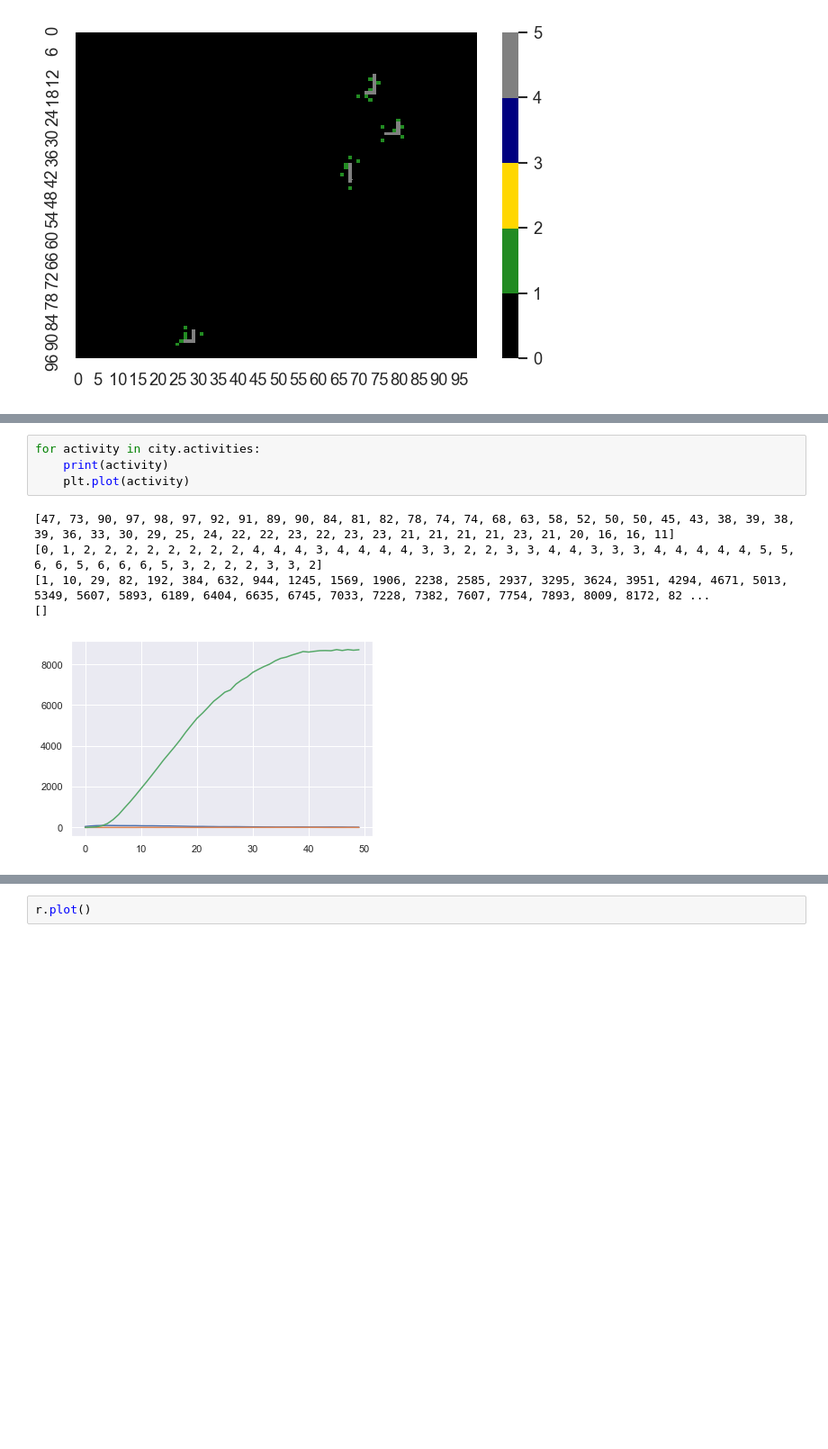
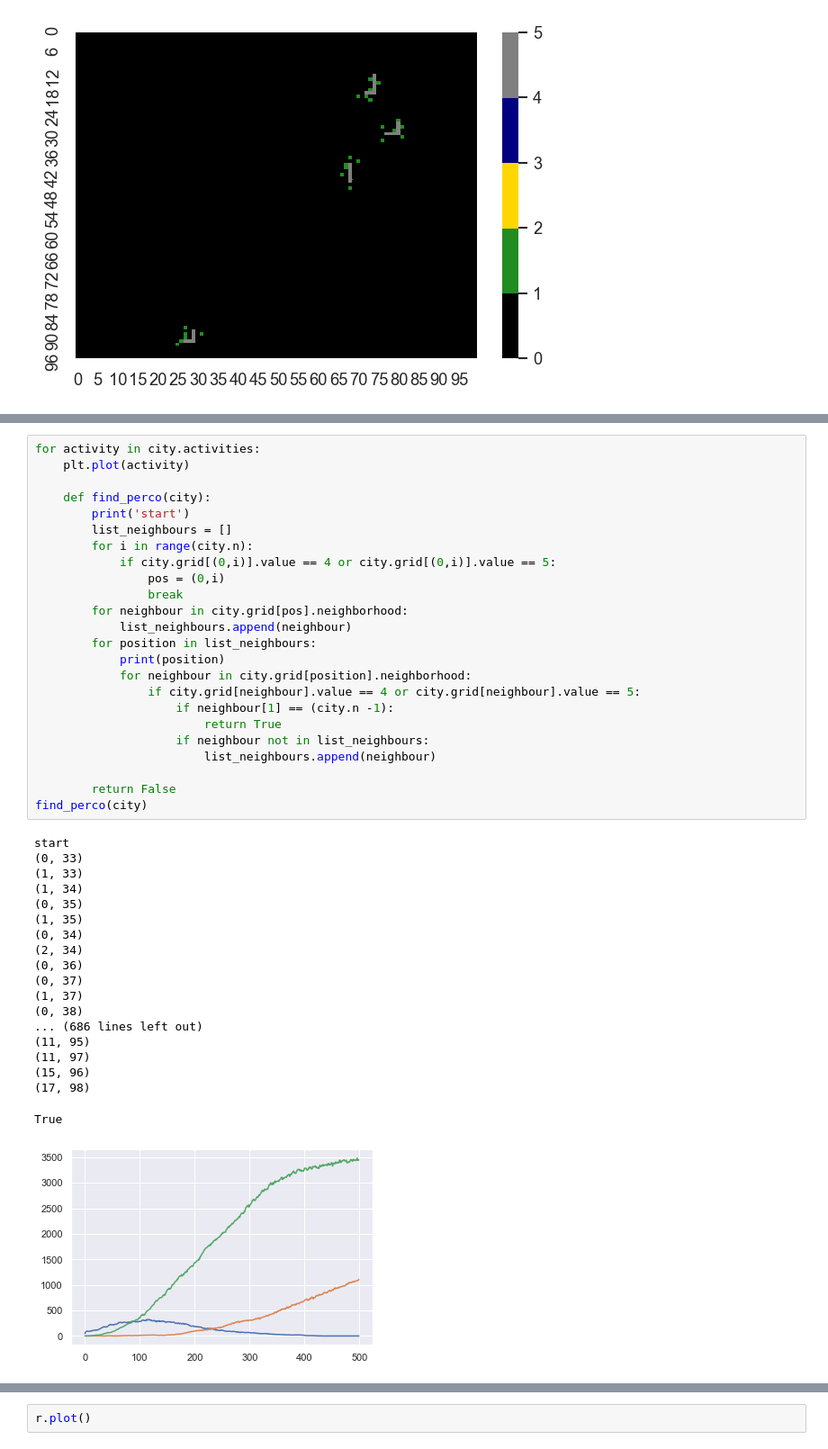
Before and after one commit to RoelvdBurght/complex-systems, a Jupyter notebook: simulate_city.ipynb, the cells around one changed output, grey strips where cells are left out. Shown at 90% size. Drawn from its saved outputs; the diff is of its cells as text; blank space fills up the shorter version.

Commit message:
Added my code and started with some cleaning

```diff
--- a/simulate_city.ipynb
+++ b/simulate_city.ipynb
@@ -39,13 +39,47 @@ time(city)
-# %%
-for activity in city.activities:
-    print(activity)
-    plt.plot(activity)
-# %% [output]
-[47, 73, 90, 97, 98, 97, 92, 91, 89, 90, 84, 81, 82, 78, 74, 74, 68, 63, 58, 52, 50, 50, 45, 43, 38, 39, 38, 39, 36, 33, 30, 29, 25, 24, 22, 22, 23, 22, 23, 23, 21, 21, 21, 21, 23, 21, 20, 16, 16, 11]
-[0, 1, 2, 2, 2, 2, 2, 2, 2, 2, 4, 4, 4, 3, 4, 4, 4, 4, 3, 3, 2, 2, 3, 3, 4, 4, 3, 3, 3, 4, 4, 4, 4, 4, 5, 5, 6, 6, 5, 6, 6, 6, 5, 3, 2, 2, 2, 3, 3, 2]
-[1, 10, 29, 82, 192, 384, 632, 944, 1245, 1569, 1906, 2238, 2585, 2937, 3295, 3624, 3951, 4294, 4671, 5013, 5349, 5607, 5893, 6189, 6404, 6635, 6745, 7033, 7228, 7382, 7607, 7754, 7893, 8009, 8172, 82 ...
-[]
-[figure, removed]
+# %%
+for activity in city.activities:
+    plt.plot(activity)
+
+    def find_perco(city):
+        print('start')
+        list_neighbours = []
+        for i in range(city.n):
+            if city.grid[(0,i)].value == 4 or city.grid[(0,i)].value == 5:
+                pos = (0,i)
+                break
+        for neighbour in city.grid[pos].neighborhood:
+            list_neighbours.append(neighbour)
+        for position in list_neighbours:
+            print(position)
+            for neighbour in city.grid[position].neighborhood:
+                if city.grid[neighbour].value == 4 or city.grid[neighbour].value == 5:
+                    if neighbour[1] == (city.n -1):
+                        return True
+                    if neighbour not in list_neighbours:
+                        list_neighbours.append(neighbour)
+
+        return False
+find_perco(city)
+# %% [output]
+start
+(0, 33)
+(1, 33)
+(1, 34)
+(0, 35)
+(1, 35)
+(0, 34)
+(2, 34)
+(0, 36)
+(0, 37)
+(1, 37)
+(0, 38)
+... (686 lines left out)
+(11, 95)
+(11, 97)
+(15, 96)
+(17, 98)
+True
+[figure, added]
 # %%
 # city.plot_growth()
 
```
Also changed, not shown: parts of 3 cells of this notebook, 12 other files.
